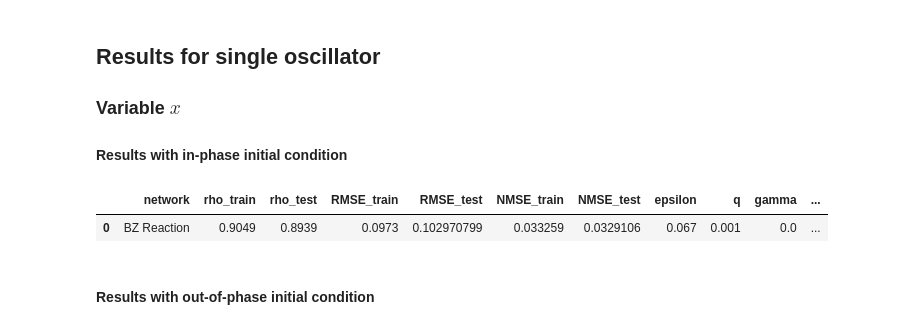
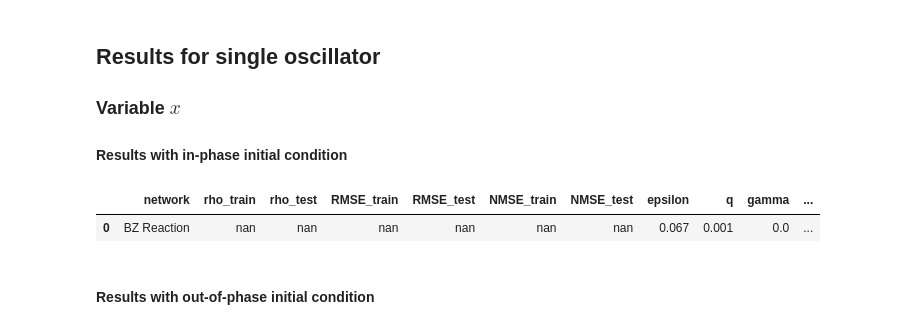
Before and after one commit to amahury/Prediction-Efficiency-of-Coupled-Chemical-Automata, a Jupyter notebook: results.ipynb, the cells around one changed output. Cells and saved outputs as stored; diff of their text form; code cells hidden in the pictures.

```diff
--- a/results.ipynb
+++ b/results.ipynb
@@ -16,21 +16,21 @@ import module.predict_by_reservoir_single as lrt
 # Prepare data and set parameters
 # ----------------------------------------------- #
 # Load time series
-lorenz = pd.read_csv('./data/LorenzTS_tau10.csv')
+lorenz = pd.read_csv('./data/lorenz_100.csv')
 
 # Prepare output dataframe
 output_all_df = pd.DataFrame()
 
 # Set target variable###
-target_var, target_ts = 'z', lorenz
+target_var, target_ts = 'z', lorenz[90:]
 
 # Netrowk parameters###
 num_reservoir_nodes = 5 # Equals to the number of variables in the BZ reaction
 #num_input_nodes = 1 # Input is a scalar value
-#num_output_nodes = 1 # Output is a scalar vlue
+#num_output_nodes = 1 # Output is a scalar value
 
 # Specify the test fraction
-test_fraction = 0.3
+test_fraction = 0.2
 # %%
 # Paratemers of the model###
 epsilon0 = 0.0667
@@ -59,7 +59,7 @@ def reservoir_computing_parallel(w_in_sparsity = 0.1, w_in_strength = 0.1,
     par_lrc.compute_reservoir_state(epsilon = epsilon, q = q, gamma = gamma, f = f,
                                   alfa = alfa, beta = beta)
     # Step.5: Learn weights by ridge regression
-    par_lrc.learn_model(ridge_lambda = 1e-5, washout_fraction = 0.05)
+    par_lrc.learn_model(ridge_lambda = 0.05, washout_fraction = 0.05)
     # Step.6: Predict test data
     par_lrc.predict()
     # Step.7: Summarize stats
@@ -1353,16 +1352,16 @@ lrc.result_summary_df
 # %%
 lrc = lrt.Reservoir(network_name = "BZ Reaction")
 lrc.prepare_target_data(target_ts, target_var, test_fraction)
 lrc.initialize_reservoir(num_reservoir_nodes, w_in_sparsity = w_in_sp_best, w_in_strength = w_in_st_best)
 lrc.compute_reservoir_state(epsilon = epsilon0, q = q0, gamma = gamma0,
                                  f = f0, alfa = alfa0, beta = beta0)
-lrc.learn_model(ridge_lambda = 1e-5)
+lrc.learn_model(ridge_lambda = 0.05)
 lrc.predict()
 lrc.summarize_stat()
 lrc.result_summary_df
 # %% [output]
 |  | network | rho_train | rho_test | RMSE_train | RMSE_test | NMSE_train | NMSE_test | epsilon | q | gamma | ... |
-| 0 | BZ Reaction | 0.9049 | 0.8939 | 0.0973 | 0.102970799 | 0.033259 | 0.0329106 | 0.067 | 0.001 | 0.0 | ... |
+| 0 | BZ Reaction | nan | nan | nan | nan | nan | nan | 0.067 | 0.001 | 0.0 | ... |
 # %% [markdown]
 #### Results with out-of-phase initial condition
 # %%
```
Also changed, not shown: parts of 94 cells of this notebook, 6 other files.
